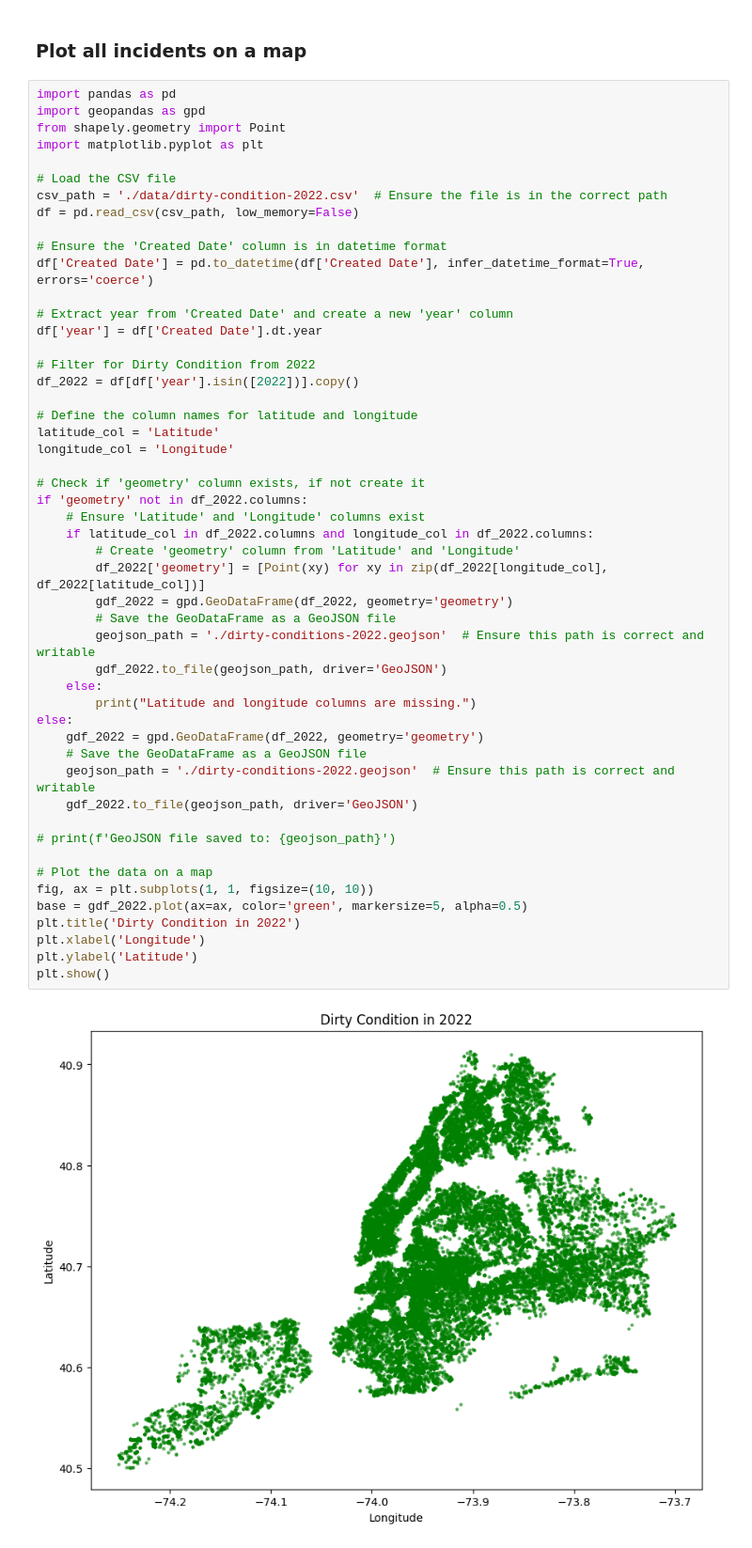
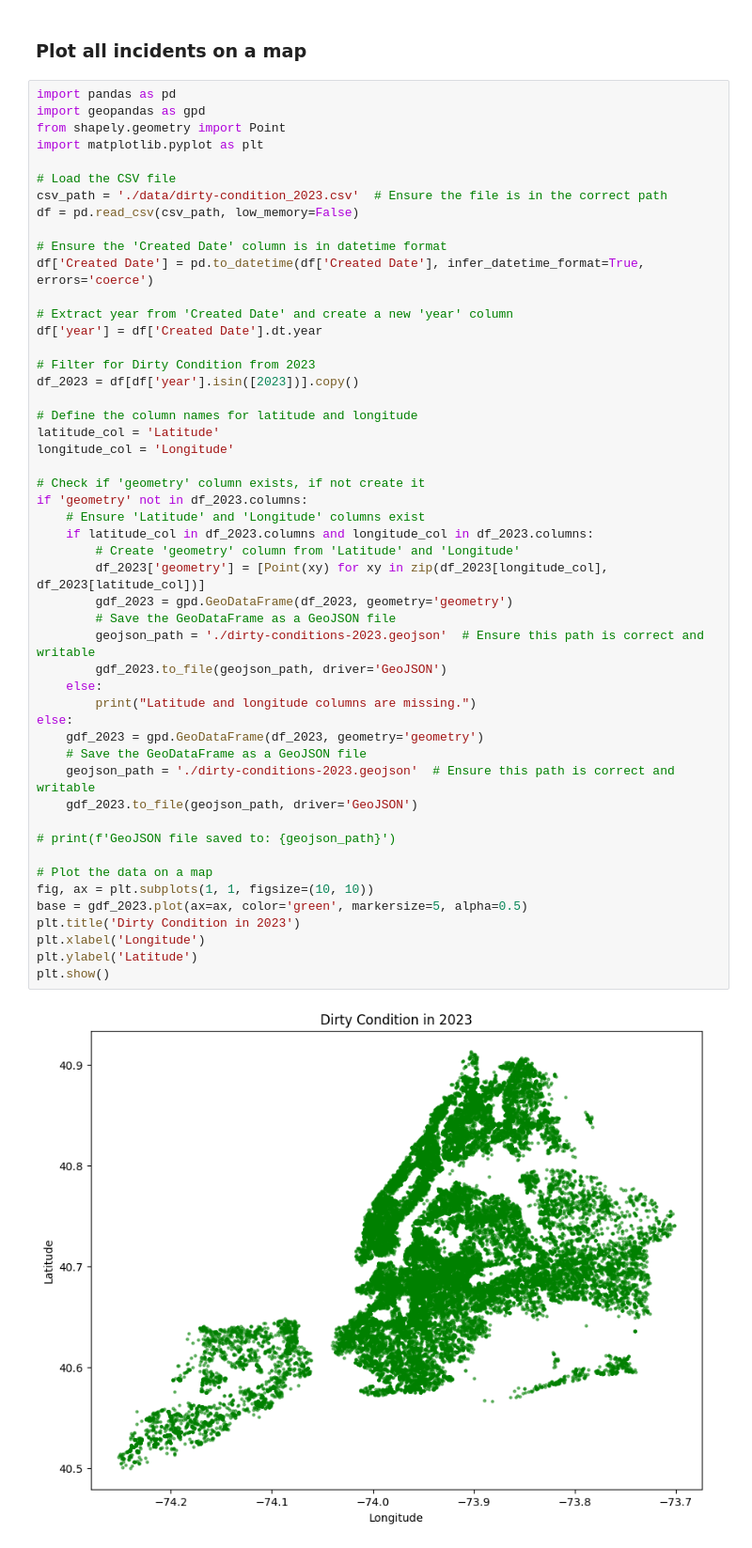
Before and after one commit to patvoe/rats-in-new-york-city, a Jupyter notebook: dirty-condition.ipynb, the cells around one changed output. Shown at 94% size. Cells and saved outputs as stored; diff of their text form.

```diff
--- a/dirty-condition.ipynb
+++ b/dirty-condition.ipynb
@@ -502,48 +368,48 @@ from shapely.geometry import Point
 import matplotlib.pyplot as plt
 
 # Load the CSV file
-csv_path = './data/dirty-condition-2022.csv'  # Ensure the file is in the correct path
+csv_path = './data/dirty-condition_2023.csv'  # Ensure the file is in the correct path
 df = pd.read_csv(csv_path, low_memory=False)
 
 # Ensure the 'Created Date' column is in datetime format
 df['Created Date'] = pd.to_datetime(df['Created Date'], infer_datetime_format=True, errors='coerce')
 
 # Extract year from 'Created Date' and create a new 'year' column
 df['year'] = df['Created Date'].dt.year
 
-# Filter for Dirty Condition from 2022
-df_2022 = df[df['year'].isin([2022])].copy()
+# Filter for Dirty Condition from 2023
+df_2023 = df[df['year'].isin([2023])].copy()
 
 # Define the column names for latitude and longitude
 latitude_col = 'Latitude'
 longitude_col = 'Longitude'
 
 # Check if 'geometry' column exists, if not create it
-if 'geometry' not in df_2022.columns:
+if 'geometry' not in df_2023.columns:
     # Ensure 'Latitude' and 'Longitude' columns exist
-    if latitude_col in df_2022.columns and longitude_col in df_2022.columns:
+    if latitude_col in df_2023.columns and longitude_col in df_2023.columns:
         # Create 'geometry' column from 'Latitude' and 'Longitude'
-        df_2022['geometry'] = [Point(xy) for xy in zip(df_2022[longitude_col], df_2022[latitude_col])]
-        gdf_2022 = gpd.GeoDataFrame(df_2022, geometry='geometry')
+        df_2023['geometry'] = [Point(xy) for xy in zip(df_2023[longitude_col], df_2023[latitude_col])]
+        gdf_2023 = gpd.GeoDataFrame(df_2023, geometry='geometry')
         # Save the GeoDataFrame as a GeoJSON file
-        geojson_path = './dirty-conditions-2022.geojson'  # Ensure this path is correct and writable
-        gdf_2022.to_file(geojson_path, driver='GeoJSON')
+        geojson_path = './dirty-conditions-2023.geojson'  # Ensure this path is correct and writable
+        gdf_2023.to_file(geojson_path, driver='GeoJSON')
     else:
         print("Latitude and longitude columns are missing.")
 else:
-    gdf_2022 = gpd.GeoDataFrame(df_2022, geometry='geometry')
+    gdf_2023 = gpd.GeoDataFrame(df_2023, geometry='geometry')
     # Save the GeoDataFrame as a GeoJSON file
-    geojson_path = './dirty-conditions-2022.geojson'  # Ensure this path is correct and writable
-    gdf_2022.to_file(geojson_path, driver='GeoJSON')
+    geojson_path = './dirty-conditions-2023.geojson'  # Ensure this path is correct and writable
+    gdf_2023.to_file(geojson_path, driver='GeoJSON')
 
 # print(f'GeoJSON file saved to: {geojson_path}')
 
 # Plot the data on a map
 fig, ax = plt.subplots(1, 1, figsize=(10, 10))
-base = gdf_2022.plot(ax=ax, color='green', markersize=5, alpha=0.5)
-plt.title('Dirty Condition in 2022')
+base = gdf_2023.plot(ax=ax, color='green', markersize=5, alpha=0.5)
+plt.title('Dirty Condition in 2023')
 plt.xlabel('Longitude')
 plt.ylabel('Latitude')
 plt.show()
 # %% [output]
-[figure, old version]
+[figure, new version]
```
Also changed, not shown: parts of 31 cells of this notebook, 29 other files.
